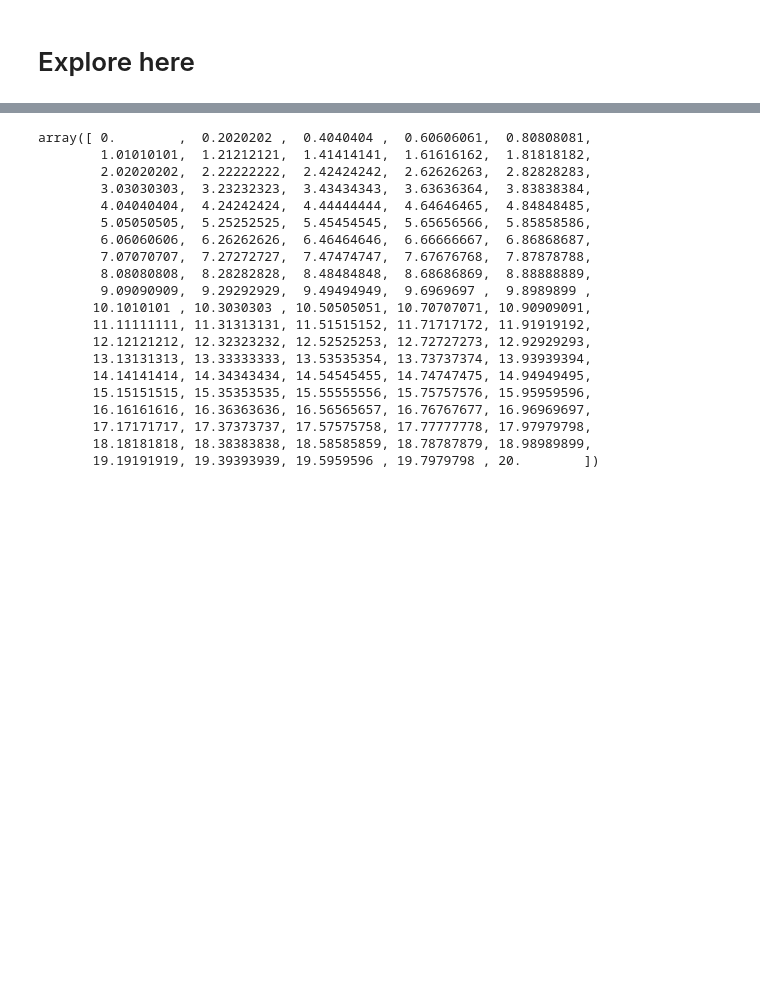
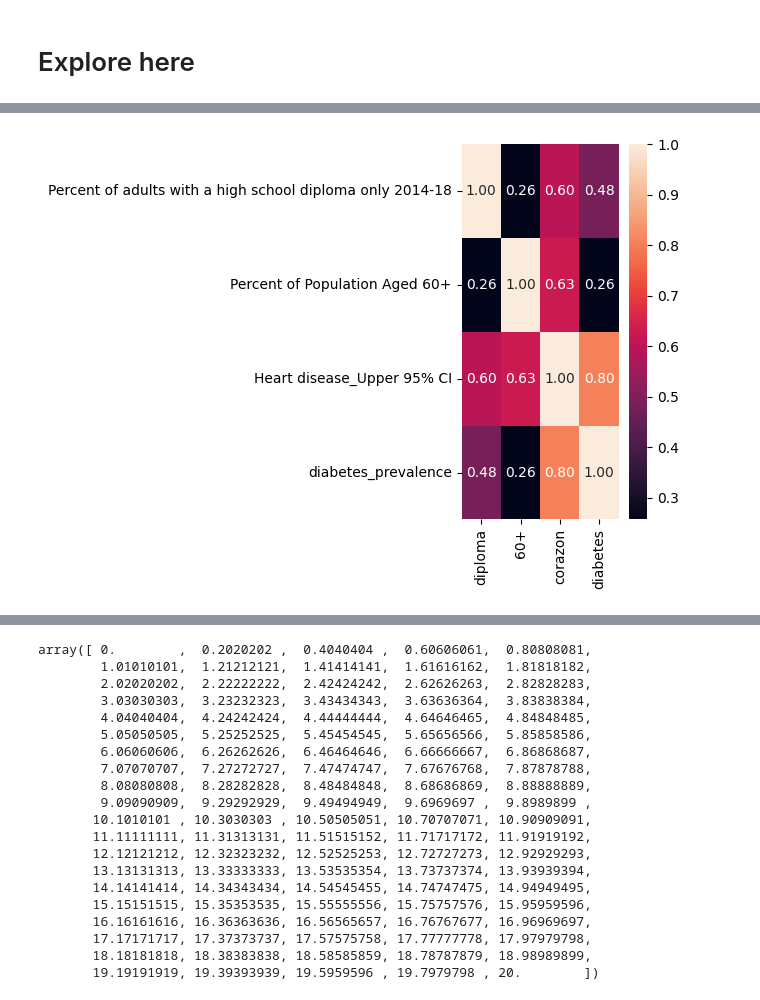
Before and after one commit to Fergo20011/ridge_lasso2, a Jupyter notebook: src/explore.ipynb, the cells around one changed output, grey strips where cells are left out. Cells and saved outputs as stored; diff of their text form; code cells hidden in the pictures; blank space fills up the shorter version.

```diff
--- a/src/explore.ipynb
+++ b/src/explore.ipynb
@@ -137,0 +68,5 @@ El error de la regresion ridge es 0.23911771069764493 y el R2 es de 0.9670581930
+# %%
+for column in df.columns:
+    nulls = df[column].isnull().sum()
+    if nulls > 0:
+        print(column)
@@ -137,0 +146,15 @@ El error de la regresion ridge es 0.23911771069764493 y el R2 es de 0.9670581930
+# %%
+variables_numericas = []
+for column in df.columns:
+    if df[column].dtype != 'object':
+        variables_numericas.append(column)
+variables_numericas
+
+sns.heatmap(df[variables_numericas].corr(), annot=True, fmt='.2f').set(xticklabels=['diploma','60+','corazon','diabetes'])
+
+plt.tight_layout()
+plt.show()
+
+#Heatmap
+# %% [output]
+[figure, added]
```
Also changed, not shown: parts of 38 cells of this notebook, 2 other files.
